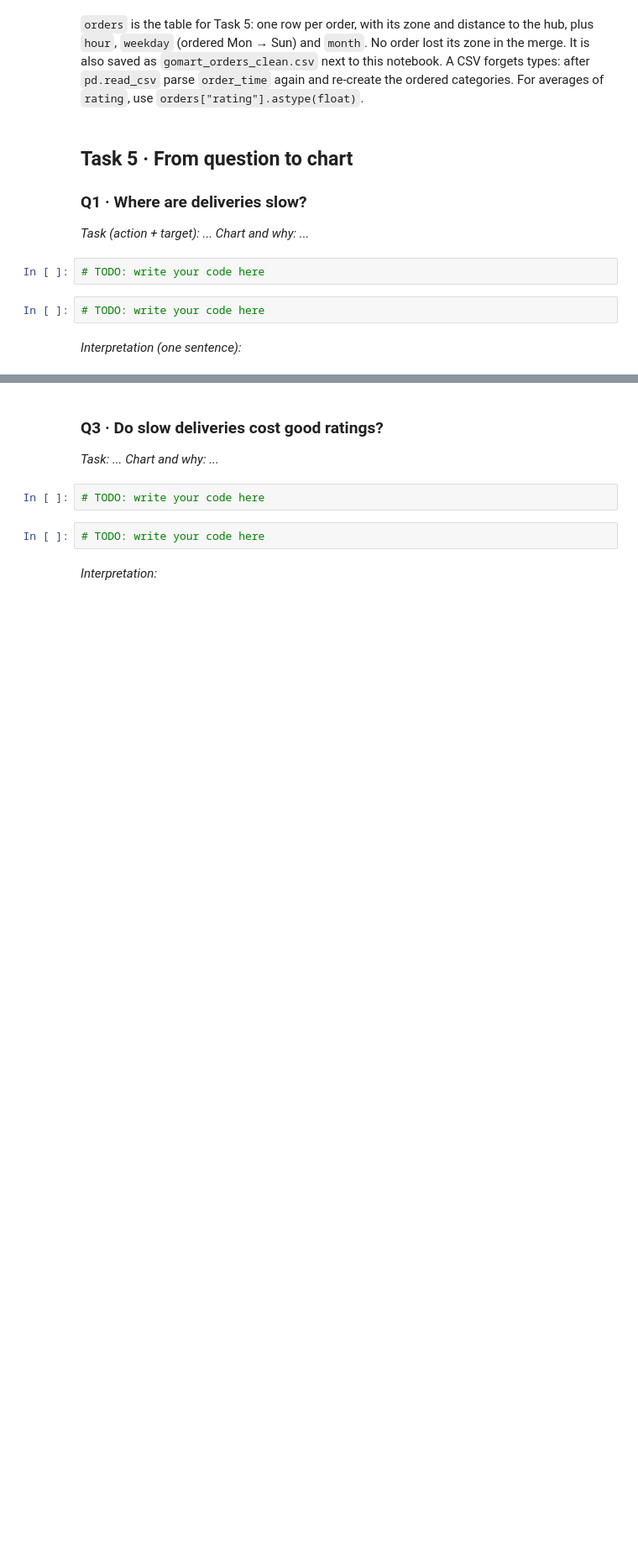
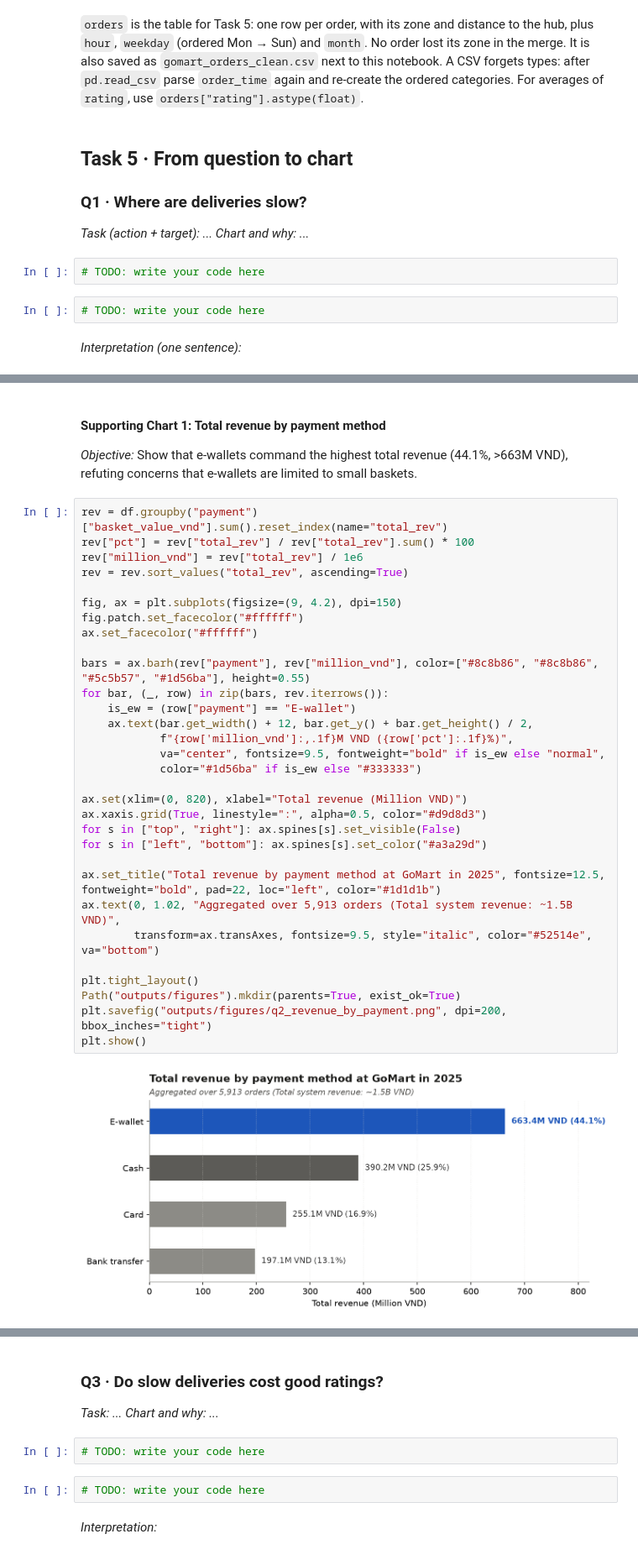
Before and after one commit to hwinhwork-dot/DataViz_Day02_Group, a Jupyter notebook: homework/gh2_gomart/GH2_TeamName.ipynb, the cells around one changed output, grey strips where cells are left out. Shown at 84% size. Drawn from its saved outputs; the diff is of its cells as text; blank space fills up the shorter version.

```diff
--- a/homework/gh2_gomart/GH2_TeamName.ipynb
+++ b/homework/gh2_gomart/GH2_TeamName.ipynb
@@ -286,0 +462,36 @@ For averages of `rating`, use `orders["rating"].astype(float)`.
+# %% [markdown]
+#### Supporting Chart 1: Total revenue by payment method
+*Objective:* Show that e-wallets command the highest total revenue (44.1%, >663M VND), refuting concerns that e-wallets are limited to small baskets.
+# %%
+rev = df.groupby("payment")["basket_value_vnd"].sum().reset_index(name="total_rev")
+rev["pct"] = rev["total_rev"] / rev["total_rev"].sum() * 100
+rev["million_vnd"] = rev["total_rev"] / 1e6
+rev = rev.sort_values("total_rev", ascending=True)
+
+fig, ax = plt.subplots(figsize=(9, 4.2), dpi=150)
+fig.patch.set_facecolor("#ffffff")
+ax.set_facecolor("#ffffff")
+
+bars = ax.barh(rev["payment"], rev["million_vnd"], color=["#8c8b86", "#8c8b86", "#5c5b57", "#1d56ba"], height=0.55)
+for bar, (_, row) in zip(bars, rev.iterrows()):
+    is_ew = (row["payment"] == "E-wallet")
+    ax.text(bar.get_width() + 12, bar.get_y() + bar.get_height() / 2,
+            f"{row['million_vnd']:,.1f}M VND ({row['pct']:.1f}%)",
+            va="center", fontsize=9.5, fontweight="bold" if is_ew else "normal",
+            color="#1d56ba" if is_ew else "#333333")
+
+ax.set(xlim=(0, 820), xlabel="Total revenue (Million VND)")
+ax.xaxis.grid(True, linestyle=":", alpha=0.5, color="#d9d8d3")
+for s in ["top", "right"]: ax.spines[s].set_visible(False)
+for s in ["left", "bottom"]: ax.spines[s].set_color("#a3a29d")
+
+ax.set_title("Total revenue by payment method at GoMart in 2025", fontsize=12.5, fontweight="bold", pad=22, loc="left", color="#1d1d1b")
+ax.text(0, 1.02, "Aggregated over 5,913 orders (Total system revenue: ~1.5B VND)",
+        transform=ax.transAxes, fontsize=9.5, style="italic", color="#52514e", va="bottom")
+
+plt.tight_layout()
+Path("outputs/figures").mkdir(parents=True, exist_ok=True)
+plt.savefig("outputs/figures/q2_revenue_by_payment.png", dpi=200, bbox_inches="tight")
+plt.show()
+# %% [output]
+[figure, added]
```
Also changed, not shown: parts of 15 cells of this notebook, 9 other files.
